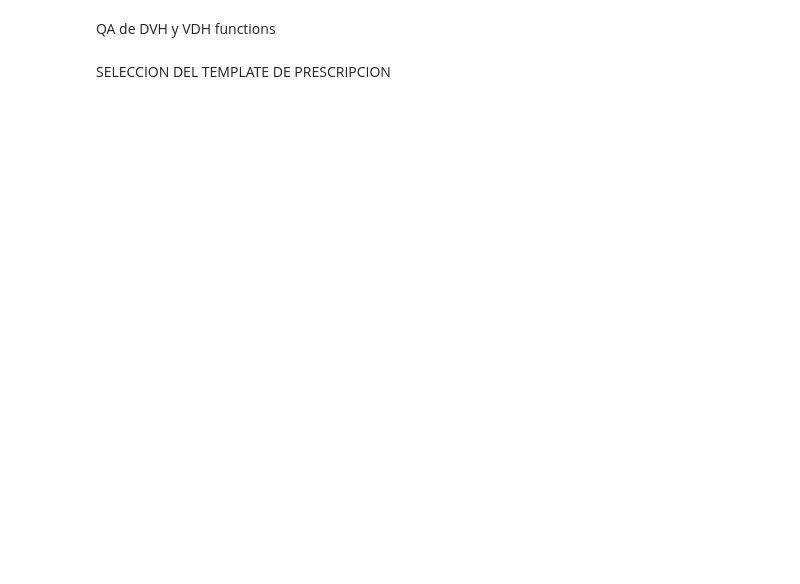
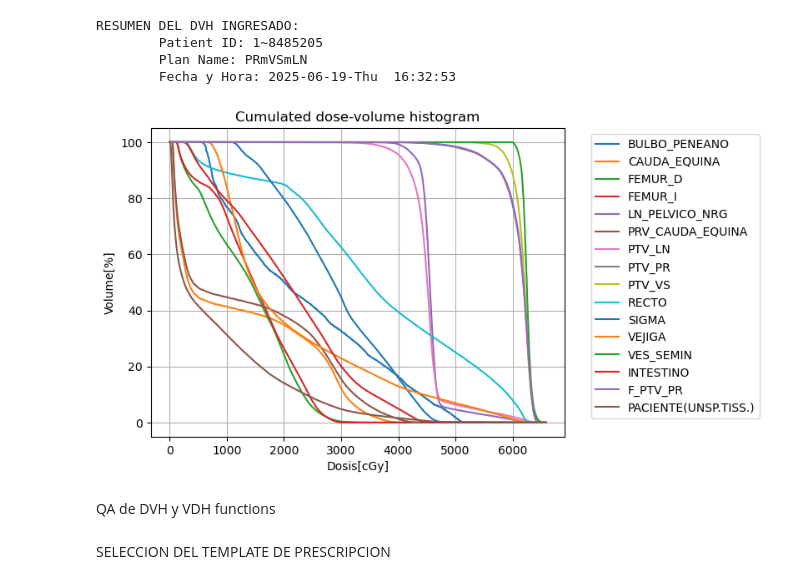
Before and after one commit to roymlapera/Dose_Police, a Jupyter notebook: backend.ipynb, the cells around one changed output. Drawn from its saved outputs; the diff is of its cells as text; code cells hidden in the pictures; blank space fills up the shorter version.

```diff
--- a/backend.ipynb
+++ b/backend.ipynb
@@ -429,8 +391,20 @@ def dose_police_in_action(dvh_list_dummy: List, presc: Prescription):
 # %%
-file_path = 'P:/8 - Físicos Médicos/Roy/INTECNUS-Dose_Police/13989555_LECHOmLNmLNpos2_DVH_1.txt'
+file_path = 'P:/8 - Físicos Médicos/Roy/INTECNUS-Dose_Police/8485205_PRmVSmLN_DVH_1.txt'
 dvh = DVH(file_path)
 # PLOTEO Y PRINTEO DE DATOS INGRESADOS
-# dvh.plot()
+
+# dvh.structures['PTV_PR'].volume_update(73.645)
+# dvh.structures['PTV_VS'].volume_update(42.693)
+# dvh.structures['SIGMA'].volume_update(256.826)
+# dvh.structures['INTESTINO'].volume_update(797.21)
+
+dvh.plot()
+# %% [output]
+RESUMEN DEL DVH INGRESADO:
+        Patient ID: 1~8485205
+        Plan Name: PRmVSmLN
+        Fecha y Hora: 2025-06-19-Thu  16:32:53
+[figure, added]
 # %% [markdown]
 QA de DVH y VDH functions
 # %%
```
Also changed, not shown: parts of 9 cells of this notebook, 3 other files.
